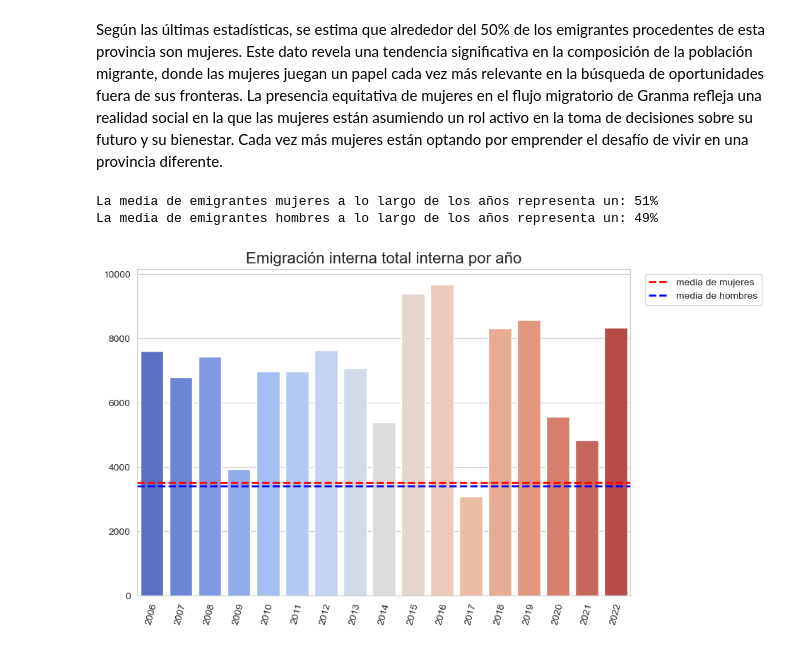
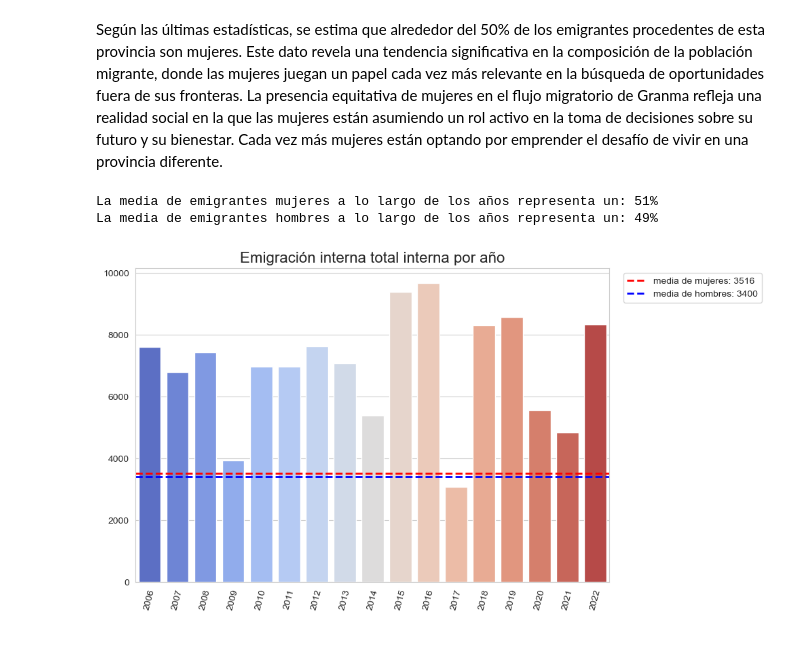
Before and after one commit to ALbertE03/ALbertICD, a Jupyter notebook: Proyecto Final de ICD/ICD.ipynb, the cells around one changed output. Cells and saved outputs as stored; diff of their text form; code cells hidden in the pictures.

```diff
--- a/Proyecto Final de ICD/ICD.ipynb
+++ b/Proyecto Final de ICD/ICD.ipynb
@@ -23,7 +23,7 @@ granma = json.loads(dt)
 ##### función que utilizo #####
 
 #función para llenar listas con los datos del Json
-def llenar_lista(filtro1, filtro2,lista1)->list:
+def llenar_lista(filtro1:str, filtro2:str,lista1:list)->list:
     lista = []
     for keys,values in granma.items(): #itero el diccionario
         if keys == filtro1: #si la clave del diccionario inicial es igual al primer filtro
@@ -34,15 +34,6 @@ def llenar_lista(filtro1, filtro2,lista1)->list:
                                 lista.extend(value) #agrego a la lista las lista de listas
 
     return lista
-
-
-#función que devuelve el total de emigrantes por cada año
-def sumarEmigrantes_Años(lista,año)->int:
-    suma = 0
-    index = año-2006
-    for i in lista:
-        suma  += i[index]
-    return suma
 # %% [markdown]
 
 #### ¿Cuántas personas han tomado decisiones similares o iguales a la de Juan y Mireya?
@@ -101,33 +92,33 @@ proviMT = proviM.T
 totalM = proviMT.sum(axis = 1)
 #restamos total-total de mujeres y obtenemos el total de los hombres en cada año
 totalH = total-totalM
 #calcuamos la media de hombres y mujeres
 mediaH = round(np.mean(totalH))
 mediaM = round(np.mean(totalM))
 #media del porciento de mujeres y hombres y despues lo redondeo
 porcientoM = round(((totalM/total)*100).mean())
 porcientoH = round(((totalH/total)*100).mean())
 
 print(f"La media de emigrantes mujeres a lo largo de los años representa un: {porcientoM}%")
 print(f"La media de emigrantes hombres a lo largo de los años representa un: {porcientoH}%")
 #ajustamos el tamaño de la gráfica
 plt.figure(figsize = (9, 6))
 sns.barplot(x = [x for x in granma['años']if x >= 2006],y = totalMigrantes, palette = "coolwarm")
 # Obtener los ejes actuales
 ax = plt.gca()
 #Configurar el ángulo de rotación en el eje x
 ax.set_xticklabels(ax.get_xticklabels(), rotation = 75)
 #añadimos titulo
 plt.title('Emigración interna total interna por año', fontsize = 16)
 #agregamos las medias al gráfico
-plt.axhline(y = mediaM, color = 'r', linestyle = '--', linewidth = 2,label = "media de mujeres")
-plt.axhline(y = mediaH, color = 'b', linestyle = '--', linewidth = 2,label = "media de hombres")
+plt.axhline(y = mediaM, color = 'r', linestyle = '--', linewidth = 2,label = f"media de mujeres: {mediaM}")
+plt.axhline(y = mediaH, color = 'b', linestyle = '--', linewidth = 2,label = f"media de hombres: {mediaH}")
 
 #mostramos la leyenda
 plt.legend(bbox_to_anchor = (1.02, 1), loc = 'upper left')
 #mostramos el gráfico
 plt.show()
 # %% [output]
 La media de emigrantes mujeres a lo largo de los años representa un: 51%
 La media de emigrantes hombres a lo largo de los años representa un: 49%
-[figure, old version]
+[figure, new version]
```
Also changed, not shown: parts of 10 cells of this notebook, 4 other files.
